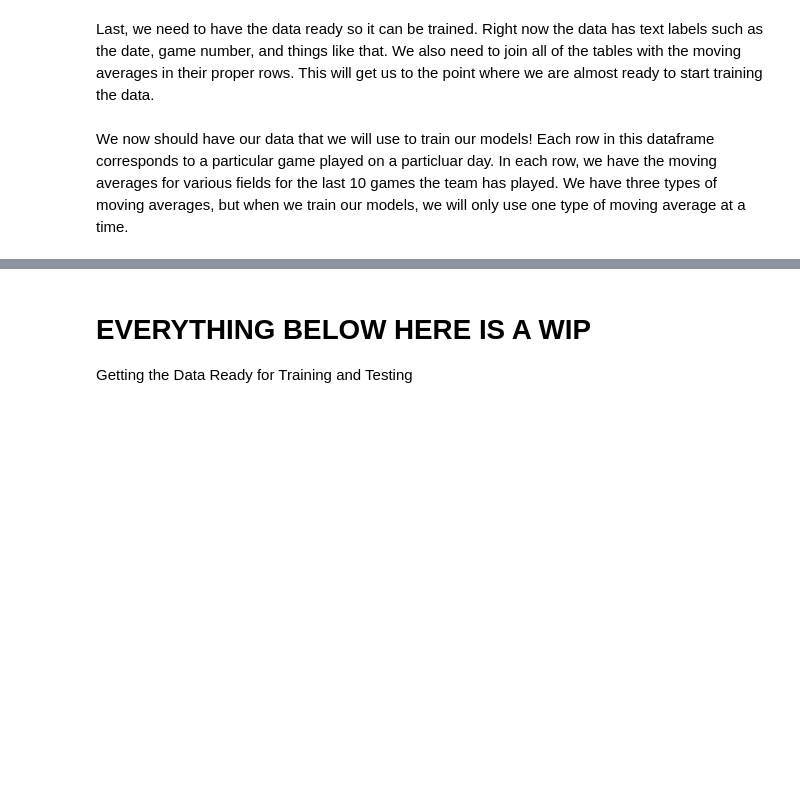
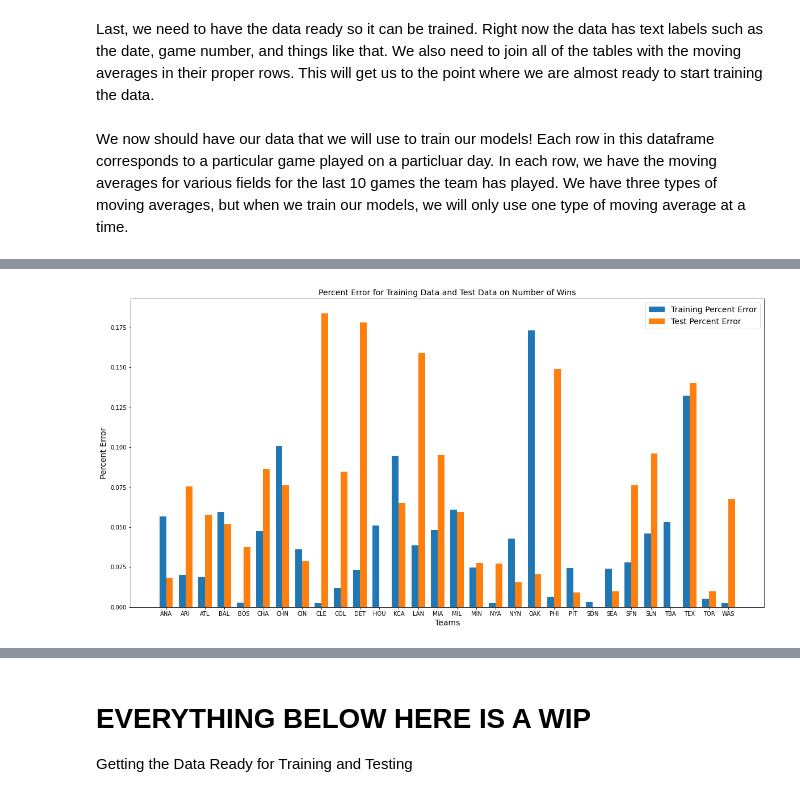
Before and after one commit to samkasbawala/sdp_team_32, a Jupyter notebook: starting_project.ipynb, the cells around one changed output, grey strips where cells are left out. Cells and saved outputs as stored; diff of their text form; code cells hidden in the pictures; blank space fills up the shorter version.

Commit message:
random forest classifier

```diff
--- a/starting_project.ipynb
+++ b/starting_project.ipynb
@@ -538,0 +657,94 @@ display(data.head(10))
+# %%
+parameters = {'verbose':False,
+              'n_jobs':-1,
+              'bootstrap': False,
+              'min_samples_leaf': 3,
+              'n_estimators': 100,
+              'min_samples_split': 10,
+              'max_features': 'sqrt',
+              'max_depth': 3,
+              'random_state': 32}
+
+# Train a random forest classifier
+model = RandomForestClassifier(**parameters)
+model.fit(X_train, y_train.values.ravel())
+
+# Make Predictions
+training_prediction = model.predict(X_train)
+training_prediction = training_prediction.reshape(training_prediction.shape[0], 1)
+training_results = pd.DataFrame(data=training_prediction, columns=["Prediction"])
+
+# Make the predicition into a dataframe object
+test_prediction = model.predict(X_test)
+test_prediction = test_prediction.reshape(test_prediction.shape[0], 1)
+test_results = pd.DataFrame(data=test_prediction, columns=["Prediction"])
+
+# Get the training data and the test data
+assert df.shape[0] == training_prediction.shape[0] + test_prediction.shape[0]
+df_training = df.head(training_prediction.shape[0]).copy()
+df_test = df.tail(test_prediction.shape[0]).copy().reset_index()
+
+# Merge the tables
+assert training_prediction.shape[0] == df_training.shape[0]
+joined_training = pd.concat([df_training, training_results], axis=1)
+
+assert test_prediction.shape[0] == df_test.shape[0]
+joined_test = pd.concat([df_test, test_results], axis=1)
+
+# Lists for graphing
+training_percent_error_for_num_wins = []
+test_percent_error_for_num_wins = []
+
+# Loop through the teams
+for team in sorted(teams):
+    # Find percent error for training data for each team
+    won_away_actual_training = joined_training.loc[(joined_training["Visiting Team"] == team) &
+                                                   (joined_training["Winner"] == "Visiting Team")].shape[0]
+    won_home_actual_training = joined_training.loc[(joined_training["Home Team"] == team) &
+                                                   (joined_training["Winner"] == "Home Team")].shape[0]
+    won_total_actual_training = won_away_actual_training + won_home_actual_training
+
+    won_away_predicted_training = joined_training.loc[(joined_training["Visiting Team"] == team) &
+                                                      (joined_training["Prediction"] == "Visiting Team")].shape[0]
+    won_home_predicted_training = joined_training.loc[(joined_training["Home Team"] == team) &
+                                                      (joined_training["Prediction"] == "Home Team")].shape[0]
+    won_total_prediction_training = won_away_predicted_training + won_home_predicted_training
+    percent_error_training = abs(won_total_actual_training - won_total_prediction_training)/won_total_actual_training
+    training_percent_error_for_num_wins.append(percent_error_training)
+
+    # Find percent error for test data for each team
+    won_away_actual_test = joined_test.loc[(joined_test["Visiting Team"] == team) &
+                                           (joined_test["Winner"] == "Visiting Team")].shape[0]
+    won_home_actual_test = joined_test.loc[(joined_test["Home Team"] == team) &
+                                           (joined_test["Winner"] == "Home Team")].shape[0]
+    won_total_actual_test = won_away_actual_test + won_home_actual_test
+
+    won_away_predicted_test = joined_test.loc[(joined_test["Visiting Team"] == team) &
+                                              (joined_test["Prediction"] == "Visiting Team")].shape[0]
+    won_home_predicted_test = joined_test.loc[(joined_test["Home Team"] == team) &
+                                              (joined_test["Prediction"] == "Home Team")].shape[0]
+    won_total_prediction_test = won_away_predicted_test + won_home_predicted_test
+    percent_error_test = abs(won_total_actual_test - won_total_prediction_test)/won_total_actual_test
+    test_percent_error_for_num_wins.append(percent_error_test)
+
+
+fig, ax = plt.subplots(figsize=(20,10))
+x_pos = np.arange(len(teams))
+width = .35
+
+rects1 = ax.bar(x_pos - width/2, training_percent_error_for_num_wins, width, label="Training Percent Error")
+rects2 = ax.bar(x_pos + width/2, test_percent_error_for_num_wins, width, label="Test Percent Error")
+
+ax.set_ylabel("Percent Error", fontsize=14)
+ax.set_xlabel("Teams", fontsize=14)
+ax.set_title("Percent Error for Training Data and Test Data on Number of Wins", fontsize=14)
+ax.set_xticks(x_pos)
+ax.set_xticklabels(sorted(teams))
+ax.legend(fontsize=14)
+plt.show()
+plt.close()
+
+print(f"Average Percent Error for Training Data: {np.average(training_percent_error_for_num_wins)}")
+print(f"Average Percent Error for Test Data: {np.average(test_percent_error_for_num_wins)}")
+# %% [output]
+[figure, added]
```
Also changed, not shown: parts of 5 cells of this notebook, 1 other file.
